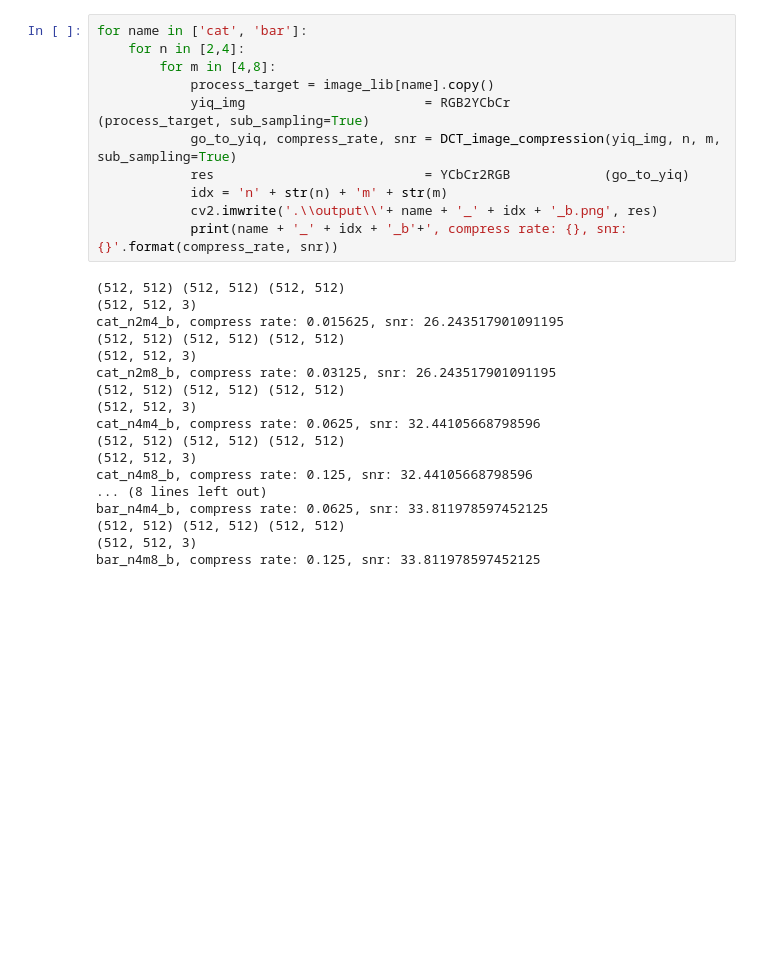
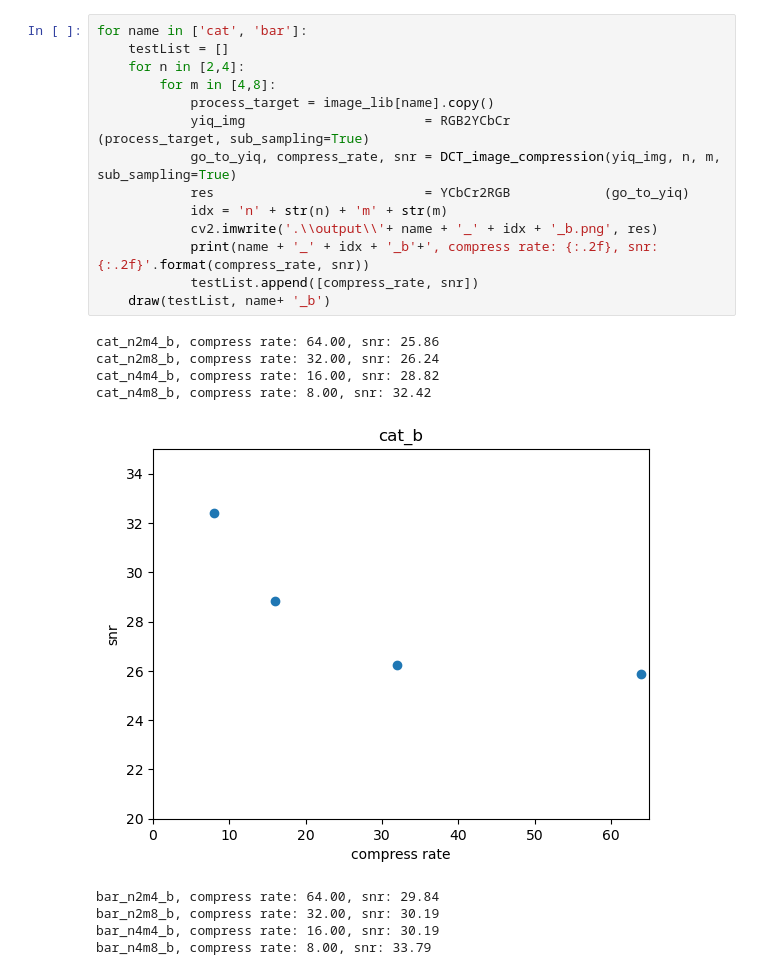
Before and after one commit to 108062138/multimedia-hw2, a Jupyter notebook: Q1/1.ipynb, the cells around one changed output. Saved outputs shown, nothing was run; the diff lists cells and outputs as text; blank space fills up the shorter version.

```diff
--- a/Q1/1.ipynb
+++ b/Q1/1.ipynb
@@ -194,29 +211,24 @@ bar_n4m8_a, compress rate: 0.25, snr: 33.839608427215246
 # %%
 for name in ['cat', 'bar']:
+    testList = []
     for n in [2,4]:
         for m in [4,8]:
             process_target = image_lib[name].copy()
             yiq_img                       = RGB2YCbCr            (process_target, sub_sampling=True)
             go_to_yiq, compress_rate, snr = DCT_image_compression(yiq_img, n, m,  sub_sampling=True)
             res                           = YCbCr2RGB            (go_to_yiq)
             idx = 'n' + str(n) + 'm' + str(m)
             cv2.imwrite('.\\output\\'+ name + '_' + idx + '_b.png', res)
-            print(name + '_' + idx + '_b'+', compress rate: {}, snr: {}'.format(compress_rate, snr))
+            print(name + '_' + idx + '_b'+', compress rate: {:.2f}, snr: {:.2f}'.format(compress_rate, snr))
+            testList.append([compress_rate, snr])
+    draw(testList, name+ '_b')
 # %% [output]
-(512, 512) (512, 512) (512, 512)
-(512, 512, 3)
-cat_n2m4_b, compress rate: 0.015625, snr: 26.243517901091195
-(512, 512) (512, 512) (512, 512)
-(512, 512, 3)
-cat_n2m8_b, compress rate: 0.03125, snr: 26.243517901091195
-(512, 512) (512, 512) (512, 512)
-(512, 512, 3)
-cat_n4m4_b, compress rate: 0.0625, snr: 32.44105668798596
-(512, 512) (512, 512) (512, 512)
-(512, 512, 3)
-cat_n4m8_b, compress rate: 0.125, snr: 32.44105668798596
-... (8 lines left out)
-bar_n4m4_b, compress rate: 0.0625, snr: 33.811978597452125
-(512, 512) (512, 512) (512, 512)
-(512, 512, 3)
-bar_n4m8_b, compress rate: 0.125, snr: 33.811978597452125
+cat_n2m4_b, compress rate: 64.00, snr: 25.86
+cat_n2m8_b, compress rate: 32.00, snr: 26.24
+cat_n4m4_b, compress rate: 16.00, snr: 28.82
+cat_n4m8_b, compress rate: 8.00, snr: 32.42
+[figure, added]
+bar_n2m4_b, compress rate: 64.00, snr: 29.84
+bar_n2m8_b, compress rate: 32.00, snr: 30.19
+bar_n4m4_b, compress rate: 16.00, snr: 30.19
+bar_n4m8_b, compress rate: 8.00, snr: 33.79
```
Also changed, not shown: parts of 4 cells of this notebook, 22 other files.
